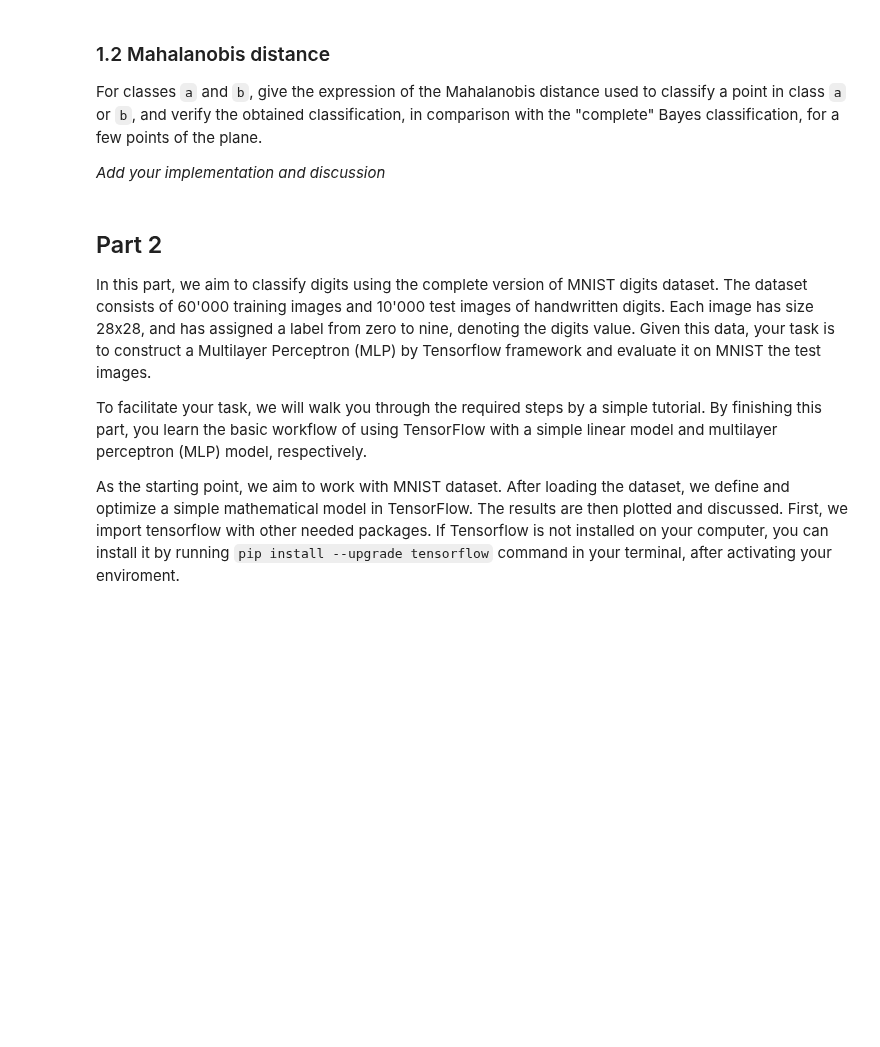
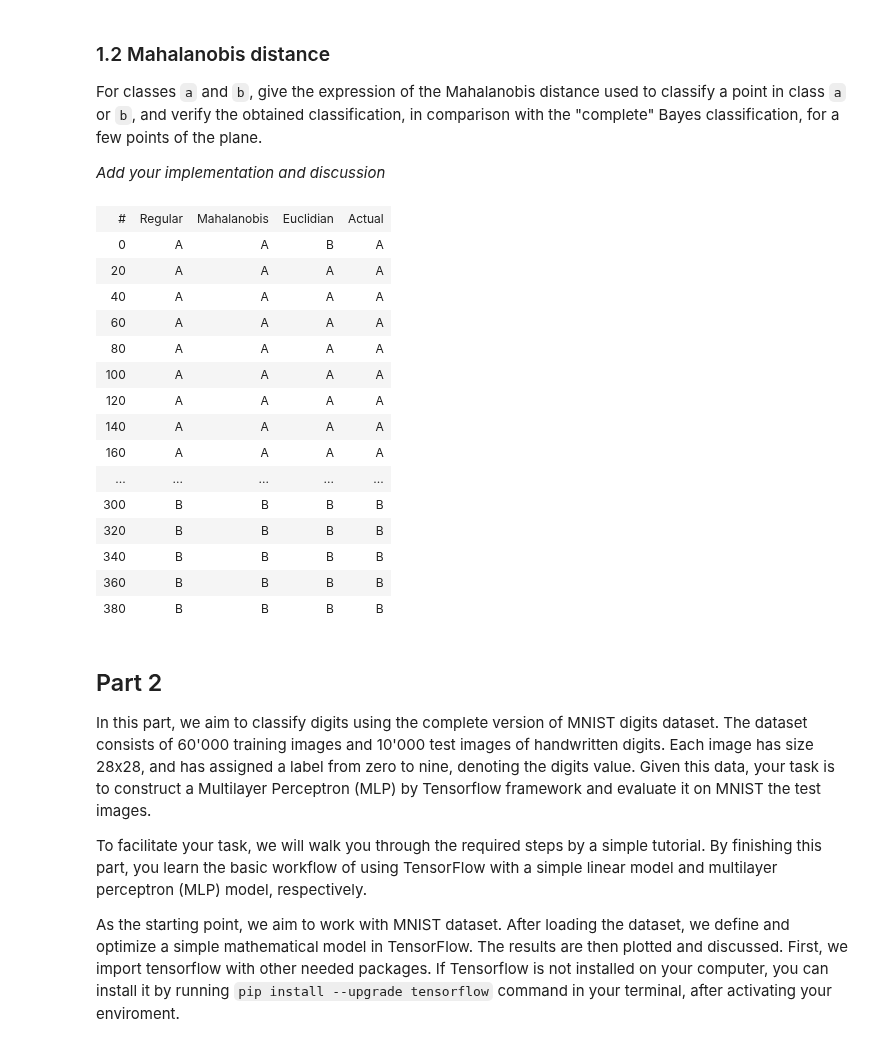
Before and after one commit to JelenaBanjac/image-analysis, a Jupyter notebook: labs/lab_03_classification.ipynb, the cells around one changed output. Cells and saved outputs as stored; diff of their text form; code cells hidden in the pictures; blank space fills up the shorter version.

```diff
--- a/labs/lab_03_classification.ipynb
+++ b/labs/lab_03_classification.ipynb
@@ -54,6 +248,45 @@ For simplicity reasons, round the estimated parameters to the closest integer va
 For classes `a` and `b`, give the expression of the Mahalanobis distance used to classify a point in class `a` or `b`, and verify the obtained classification, in comparison with the "complete" Bayes classification, for a few points of the plane.
 
 *Add your implementation and discussion*
+# %%
+from IPython.display import HTML, display
+import tabulate
+
+
+covsAB = [ covs[0], covs[1] ]
+meansAB = [ means[0], means[1] ]
+classes = 'AB'
+
+table = [ ['#', 'Regular', 'Mahalanobis', 'Euclidian', 'Actual'] ]
+for index in range(0, 400, 20):
+    X = X_data[index]
+
+    regul_name = classes[classify(X, covsAB, meansAB)]
+    mahal_name = classes[classify_mahal(X, covsAB, meansAB)]
+    euc_name = classes[classify_euc(X, covsAB, meansAB)]
+    act_name = classes[y_data[index]]
+
+    table.append([index, regul_name, mahal_name, euc_name, act_name])
+
+
+display(HTML(tabulate.tabulate(table, tablefmt='html')))
+# %% [output]
+| # | Regular | Mahalanobis | Euclidian | Actual |
+| 0 | A | A | B | A |
+| 20 | A | A | A | A |
+| 40 | A | A | A | A |
+| 60 | A | A | A | A |
+| 80 | A | A | A | A |
+| 100 | A | A | A | A |
+| 120 | A | A | A | A |
+| 140 | A | A | A | A |
+| 160 | A | A | A | A |
+| ... | ... | ... | ... | ... |
+| 300 | B | B | B | B |
+| 320 | B | B | B | B |
+| 340 | B | B | B | B |
+| 360 | B | B | B | B |
+| 380 | B | B | B | B |
 # %% [markdown]
 ## Part 2
 
```
Also changed, not shown: parts of 9 cells of this notebook.
